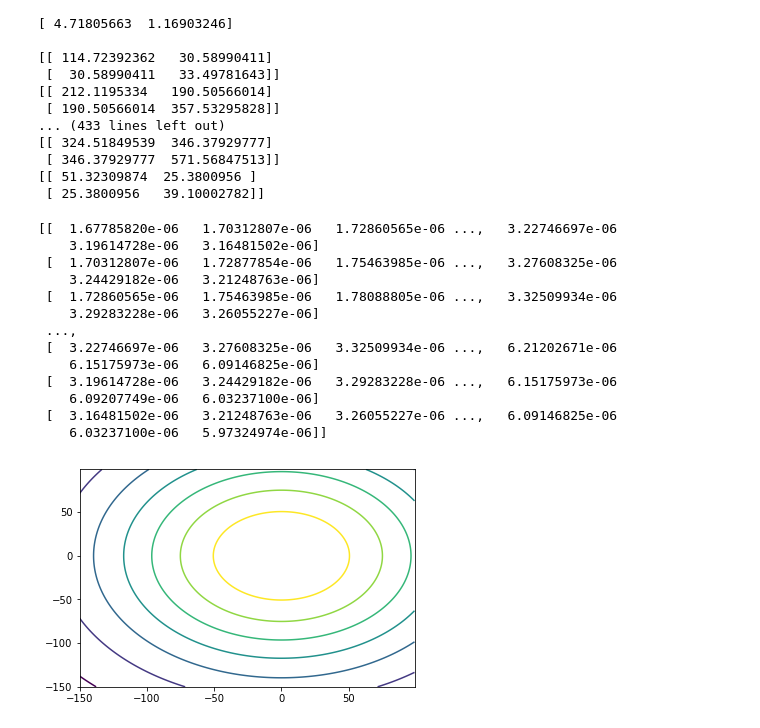
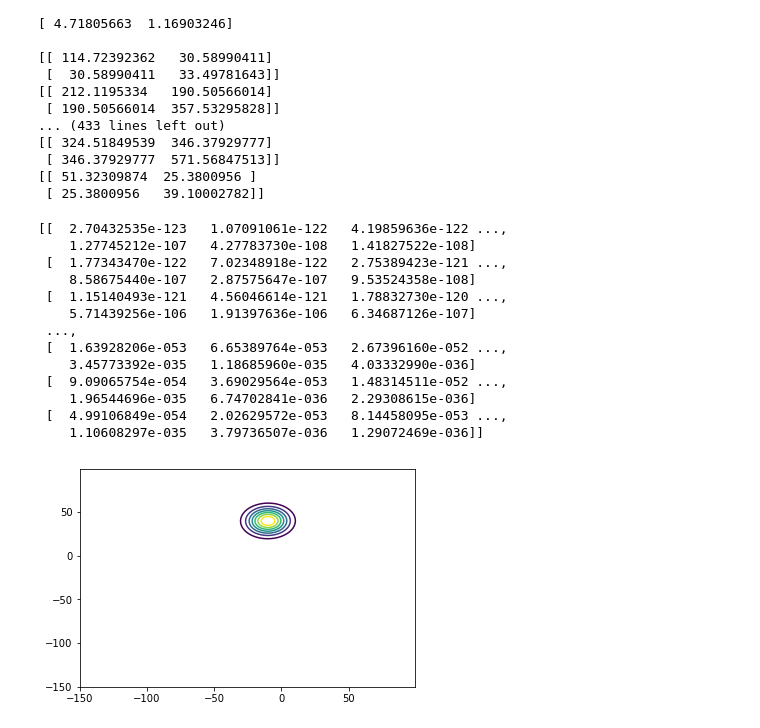
Before and after one commit to zxybazh/PRML-Assignment, a Jupyter notebook: final_project/src/Project.ipynb, the cells around one changed output. Cells and saved outputs as stored; diff of their text form; code cells hidden in the pictures.

```diff
--- a/final_project/src/Project.ipynb
+++ b/final_project/src/Project.ipynb
@@ -134,28 +134,28 @@ Epoch: 0
 # %%
 matplotlib.rcParams['xtick.direction'] = 'out'
 matplotlib.rcParams['ytick.direction'] = 'out'
 
 delta = 1
 tx = np.arange(-150, 100, delta)
 ty = np.arange(-150, 100, delta)
 tX, tY = np.meshgrid(tx, ty)
-Z1 = mlab.bivariate_normal(tX, tY, 100.0, 100.0, mux=, sigmaxy=1)
+Z1 = mlab.bivariate_normal(tX, tY, sigmax=, 10, mux=mu[0][0], muy=mu[0][1], sigmaxy=1)
 print Z1
 
 plt.figure()
 CS = plt.contour(tX, tY, Z1)
 # %% [output]
-[[  1.67785820e-06   1.70312807e-06   1.72860565e-06 ...,   3.22746697e-06
-    3.19614728e-06   3.16481502e-06]
- [  1.70312807e-06   1.72877854e-06   1.75463985e-06 ...,   3.27608325e-06
-    3.24429182e-06   3.21248763e-06]
- [  1.72860565e-06   1.75463985e-06   1.78088805e-06 ...,   3.32509934e-06
-    3.29283228e-06   3.26055227e-06]
+[[  2.70432535e-123   1.07091061e-122   4.19859636e-122 ...,
+    1.27745212e-107   4.27783730e-108   1.41827522e-108]
+ [  1.77343470e-122   7.02348918e-122   2.75389423e-121 ...,
+    8.58675440e-107   2.87575647e-107   9.53524358e-108]
+ [  1.15140493e-121   4.56046614e-121   1.78832730e-120 ...,
+    5.71439256e-106   1.91397636e-106   6.34687126e-107]
  ...,
- [  3.22746697e-06   3.27608325e-06   3.32509934e-06 ...,   6.21202671e-06
-    6.15175973e-06   6.09146825e-06]
- [  3.19614728e-06   3.24429182e-06   3.29283228e-06 ...,   6.15175973e-06
-    6.09207749e-06   6.03237100e-06]
- [  3.16481502e-06   3.21248763e-06   3.26055227e-06 ...,   6.09146825e-06
-    6.03237100e-06   5.97324974e-06]]
+ [  1.63928206e-053   6.65389764e-053   2.67396160e-052 ...,
+    3.45773392e-035   1.18685960e-035   4.03332990e-036]
+ [  9.09065754e-054   3.69029564e-053   1.48314511e-052 ...,
+    1.96544696e-035   6.74702841e-036   2.29308615e-036]
+ [  4.99106849e-054   2.02629572e-053   8.14458095e-053 ...,
+    1.10608297e-035   3.79736507e-036   1.29072469e-036]]
-[figure, old version]
+[figure, new version]
```
